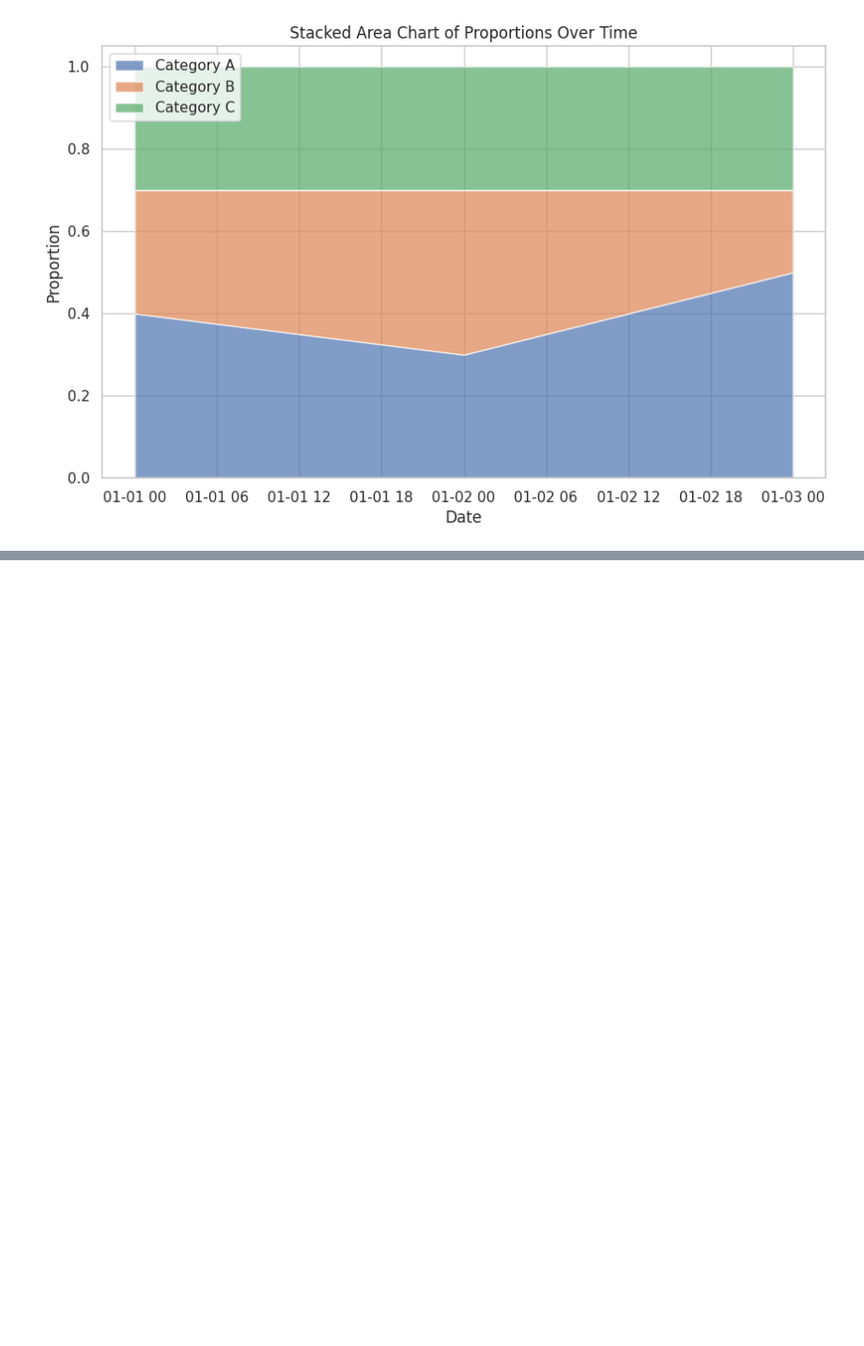
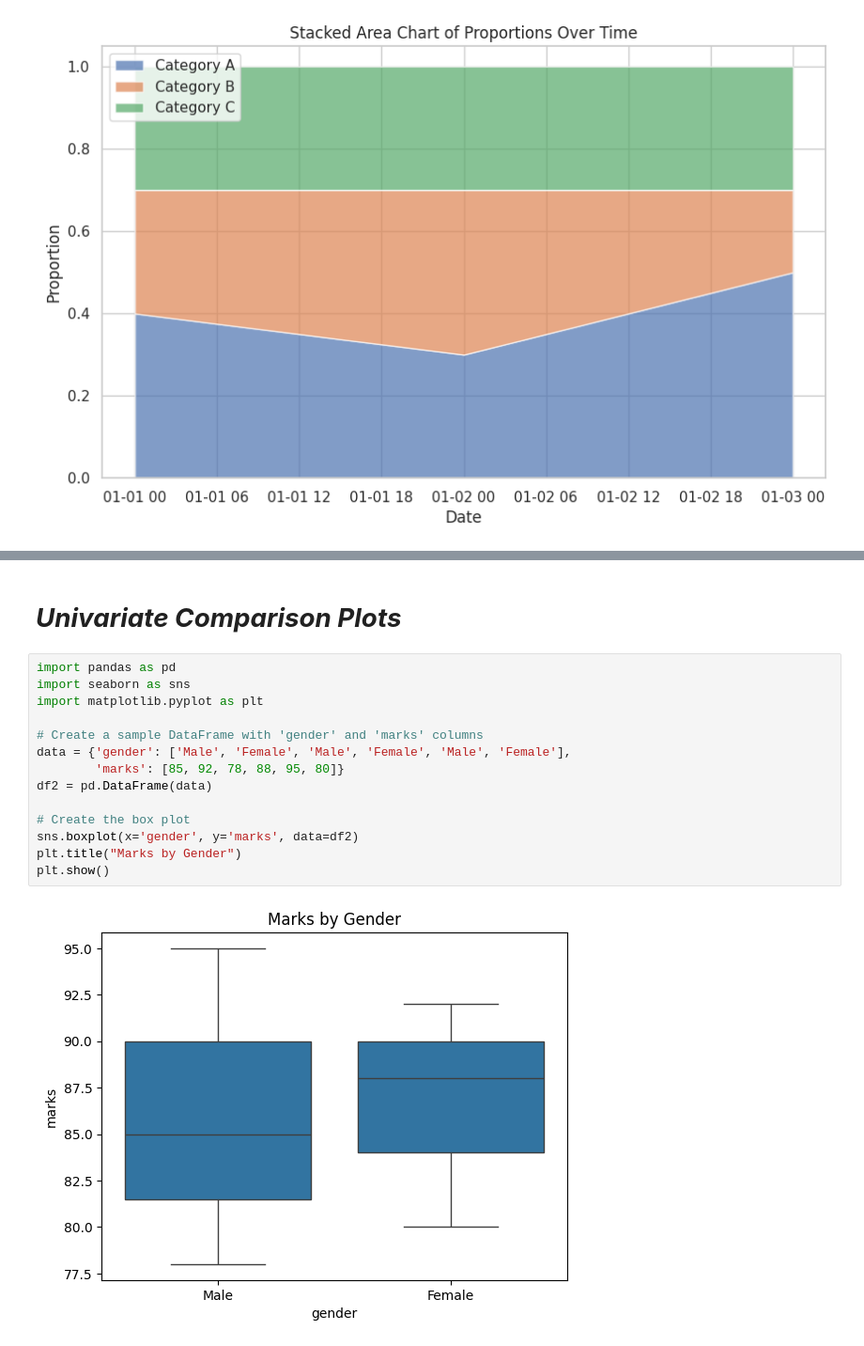
Before and after one commit to ayanbagawan/23CS520, a Jupyter notebook: 23cs520.ipynb, the cells around one changed output, grey strips where cells are left out. Shown at 94% size. Saved outputs shown, nothing was run; the diff lists cells and outputs as text; blank space fills up the shorter version.

```diff
--- a/23cs520.ipynb
+++ b/23cs520.ipynb
@@ -1924,0 +1947,18 @@ plt.show()
+# %% [markdown]
+# ***Univariate Comparison Plots***
+# %%
+import pandas as pd
+import seaborn as sns
+import matplotlib.pyplot as plt
+
+# Create a sample DataFrame with 'gender' and 'marks' columns
+data = {'gender': ['Male', 'Female', 'Male', 'Female', 'Male', 'Female'],
+        'marks': [85, 92, 78, 88, 95, 80]}
+df2 = pd.DataFrame(data)
+
+# Create the box plot
+sns.boxplot(x='gender', y='marks', data=df2)
+plt.title("Marks by Gender")
+plt.show()
+# %% [output]
+[figure, added]
```
Also changed, not shown: parts of 24 cells of this notebook.
